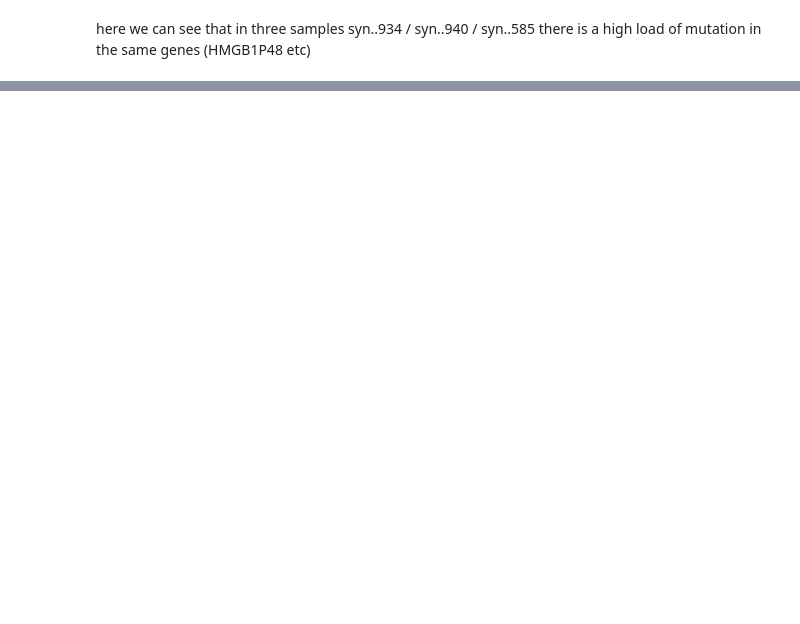
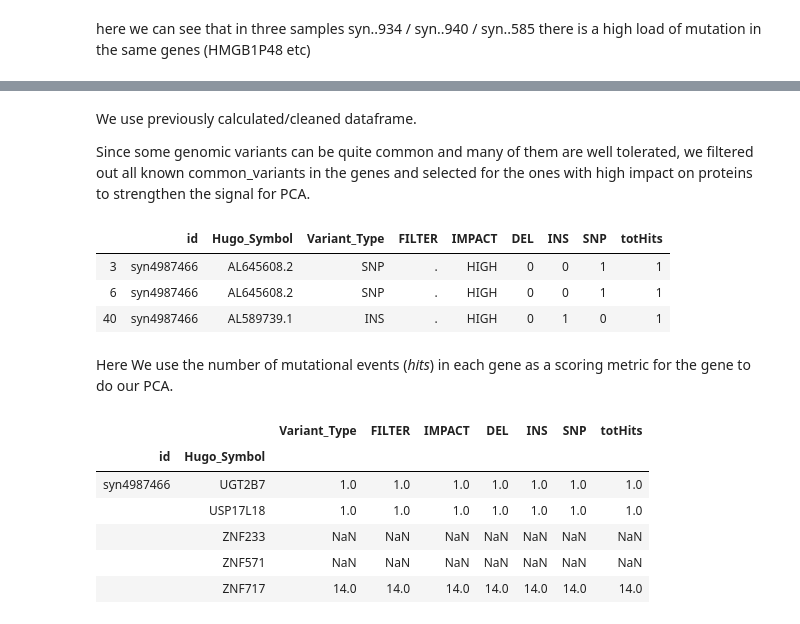
Before and after one commit to alexaibio/bioinformatics_templates, a Jupyter notebook: Analysis_WGS/WGS_Analysis_Template.ipynb, the cells around one changed output, grey strips where cells are left out. Saved outputs shown, nothing was run; the diff lists cells and outputs as text; code cells hidden in the pictures; blank space fills up the shorter version.

```diff
--- a/Analysis_WGS/WGS_Analysis_Template.ipynb
+++ b/Analysis_WGS/WGS_Analysis_Template.ipynb
@@ -297,0 +314,25 @@ here we can see that in three samples syn..934 / syn..940 / syn..585 there is a
+# %% [markdown]
+We use previously calculated/cleaned dataframe.
+
+Since some genomic variants can be quite common and many of them are well tolerated, we filtered out all known common_variants in the genes and selected for the ones with high impact on proteins to strengthen the signal for PCA.
+# %%
+genes.head(3)
+# %% [output]
+|  | id | Hugo_Symbol | Variant_Type | FILTER | IMPACT | DEL | INS | SNP | totHits |
+| 3 | syn4987466 | AL645608.2 | SNP | . | HIGH | 0 | 0 | 1 | 1 |
+| 6 | syn4987466 | AL645608.2 | SNP | . | HIGH | 0 | 0 | 1 | 1 |
+| 40 | syn4987466 | AL589739.1 | INS | . | HIGH | 0 | 1 | 0 | 1 |
+# %% [markdown]
+Here We use the number of mutational events (_hits_) in each gene as a scoring metric for the gene to do our PCA.
+# %%
+# Calculate total number of high impact hits to genes in a sample
+grouped = pd.DataFrame(genes.groupby(["id","Hugo_Symbol"]).count())
+grouped.tail()
+# %% [output]
+|  |  | Variant_Type | FILTER | IMPACT | DEL | INS | SNP | totHits |
+| id | Hugo_Symbol |  |  |  |  |  |  |  |
+| syn4987466 | UGT2B7 | 1.0 | 1.0 | 1.0 | 1.0 | 1.0 | 1.0 | 1.0 |
+|  | USP17L18 | 1.0 | 1.0 | 1.0 | 1.0 | 1.0 | 1.0 | 1.0 |
+|  | ZNF233 | NaN | NaN | NaN | NaN | NaN | NaN | NaN |
+|  | ZNF571 | NaN | NaN | NaN | NaN | NaN | NaN | NaN |
+|  | ZNF717 | 14.0 | 14.0 | 14.0 | 14.0 | 14.0 | 14.0 | 14.0 |
```
Also changed, not shown: parts of 13 cells of this notebook.
